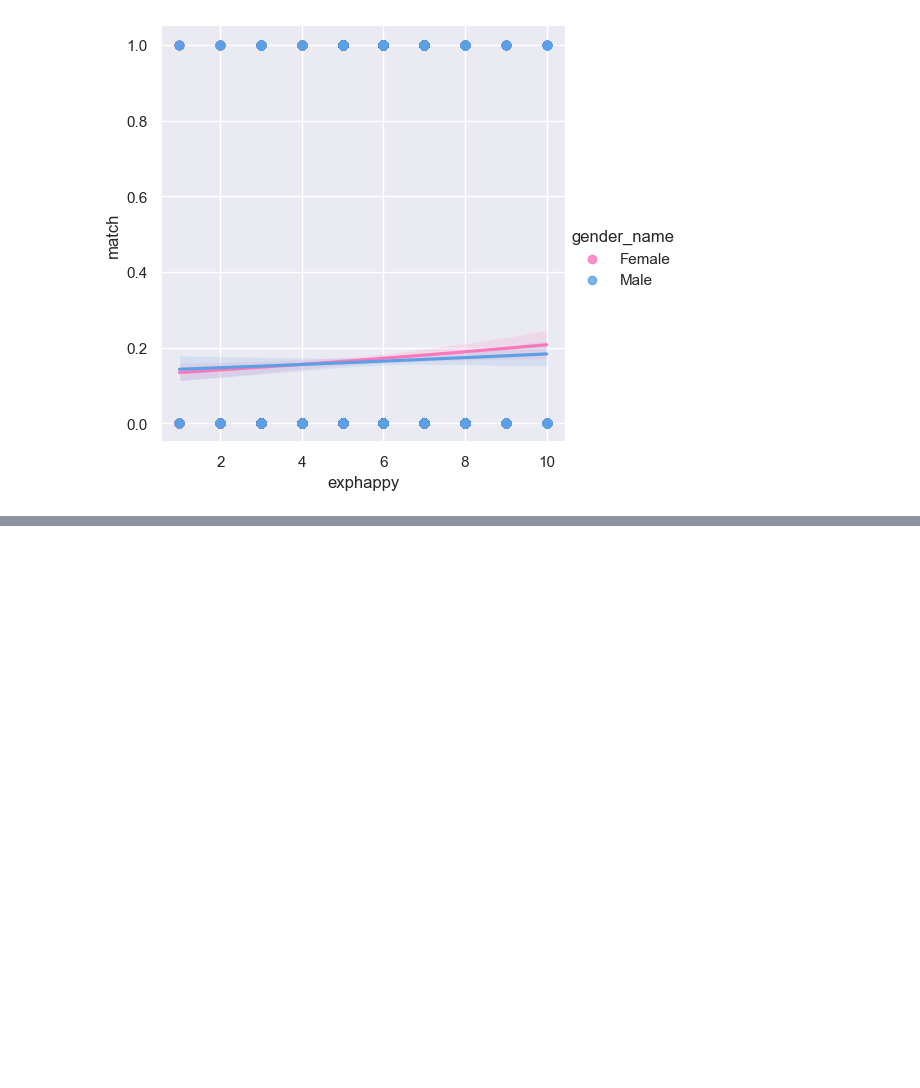
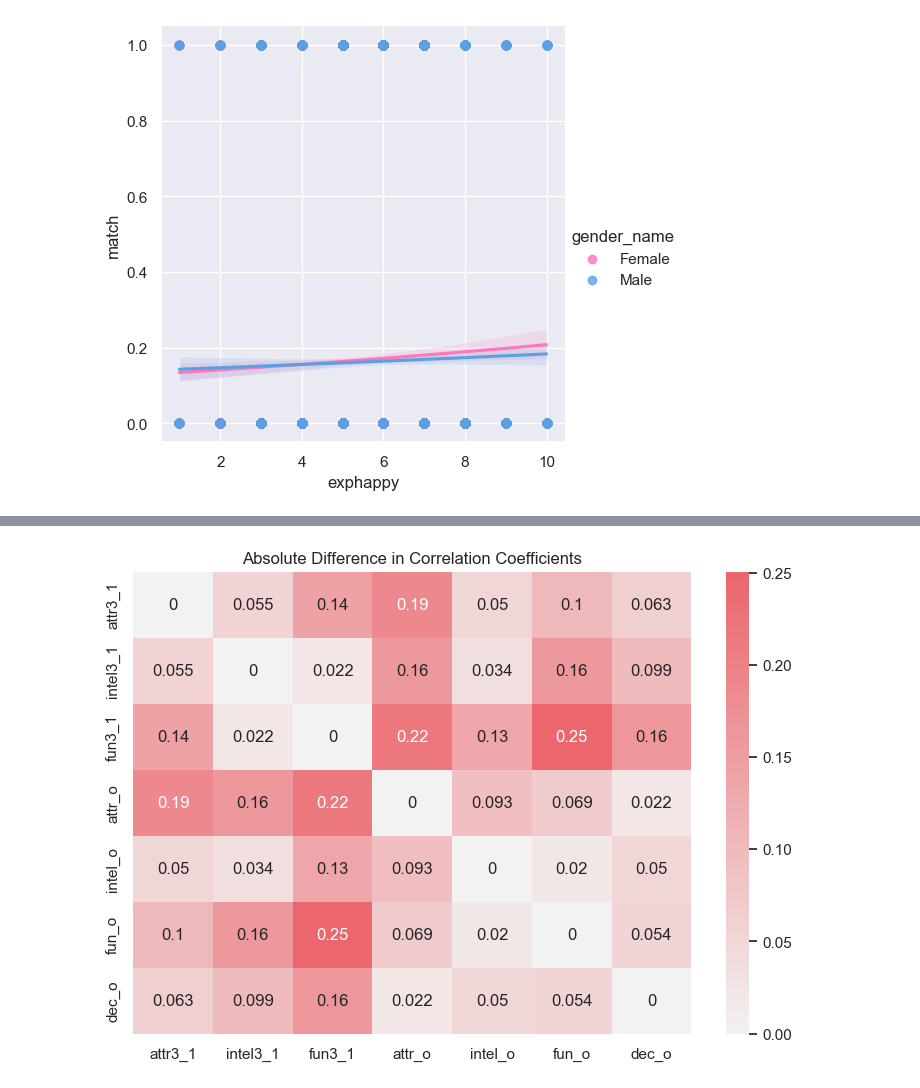
Before and after one commit to YuliyaSheichenka/Certification_Bloc_2, a Jupyter notebook: 01_speed_dating.ipynb, the cells around one changed output, grey strips where cells are left out. Cells and saved outputs as stored; diff of their text form; code cells hidden in the pictures; blank space fills up the shorter version.

```diff
--- a/01_speed_dating.ipynb
+++ b/01_speed_dating.ipynb
@@ -1266,0 +1441,9 @@ print(a)
+# %%
+# Create a heatmap of the absolute difference in correlation coefficients
+diff_corr = abs(female_corr - male_corr)
+f, ax = plt.subplots(figsize=(9, 6))
+sns.heatmap(diff_corr, annot=True, cmap=palette, center=0.00)
+plt.title('Absolute Difference in Correlation Coefficients')
+plt.show()
+# %% [output]
+[figure, added]
```
Also changed, not shown: parts of 57 cells of this notebook.
